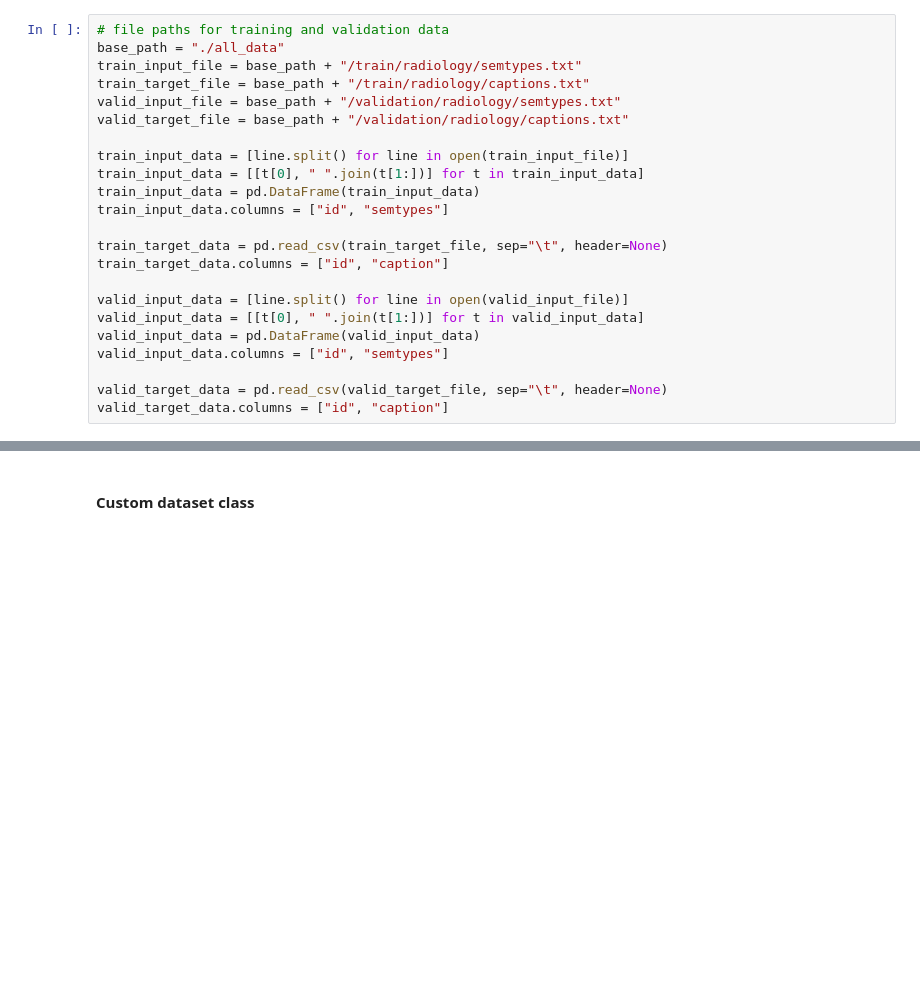
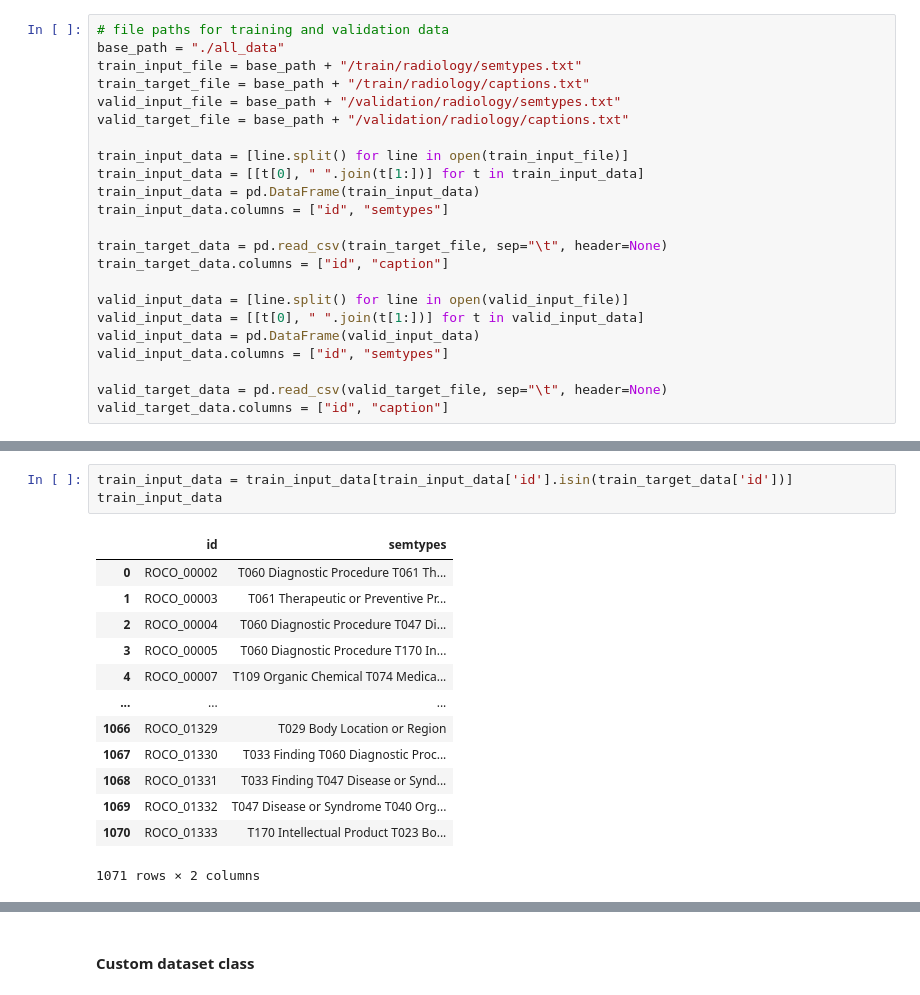
Before and after one commit to rohithaug/roco-image-captioning, a Jupyter notebook: t5-v1.ipynb, the cells around one changed output, grey strips where cells are left out. Cells and saved outputs as stored; diff of their text form; blank space fills up the shorter version.

```diff
--- a/t5-v1.ipynb
+++ b/t5-v1.ipynb
@@ -39,0 +81,17 @@ valid_target_data = valid_target_data[:int(len(valid_target_data) * 0.2)]
+# %%
+train_input_data = train_input_data[train_input_data['id'].isin(train_target_data['id'])]
+train_input_data
+# %% [output]
+|  | id | semtypes |
+| 0 | ROCO_00002 | T060 Diagnostic Procedure T061 Th... |
+| 1 | ROCO_00003 | T061 Therapeutic or Preventive Pr... |
+| 2 | ROCO_00004 | T060 Diagnostic Procedure T047 Di... |
+| 3 | ROCO_00005 | T060 Diagnostic Procedure T170 In... |
+| 4 | ROCO_00007 | T109 Organic Chemical T074 Medica... |
+| ... | ... | ... |
+| 1066 | ROCO_01329 | T029 Body Location or Region |
+| 1067 | ROCO_01330 | T033 Finding T060 Diagnostic Proc... |
+| 1068 | ROCO_01331 | T033 Finding T047 Disease or Synd... |
+| 1069 | ROCO_01332 | T047 Disease or Syndrome T040 Org... |
+| 1070 | ROCO_01333 | T170 Intellectual Product T023 Bo... |
+1071 rows × 2 columns
```
Also changed, not shown: parts of 15 cells of this notebook, 2 other files.
